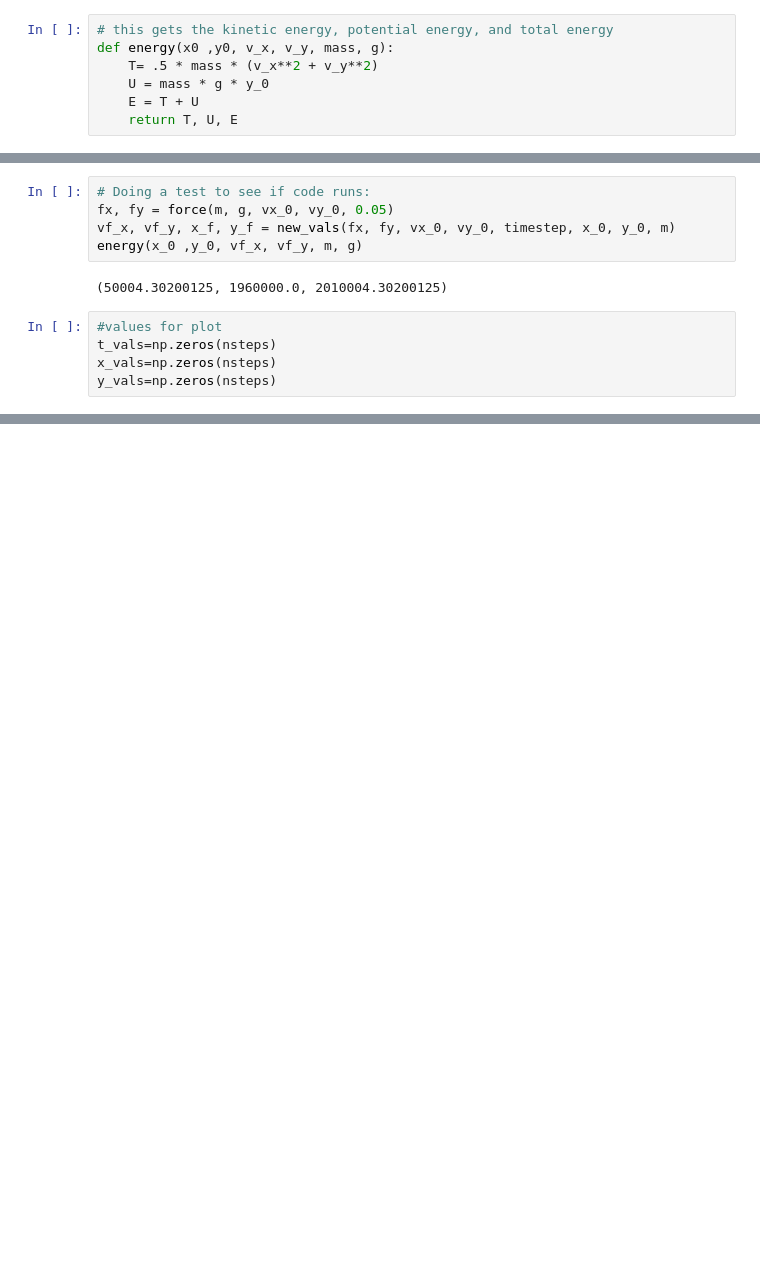
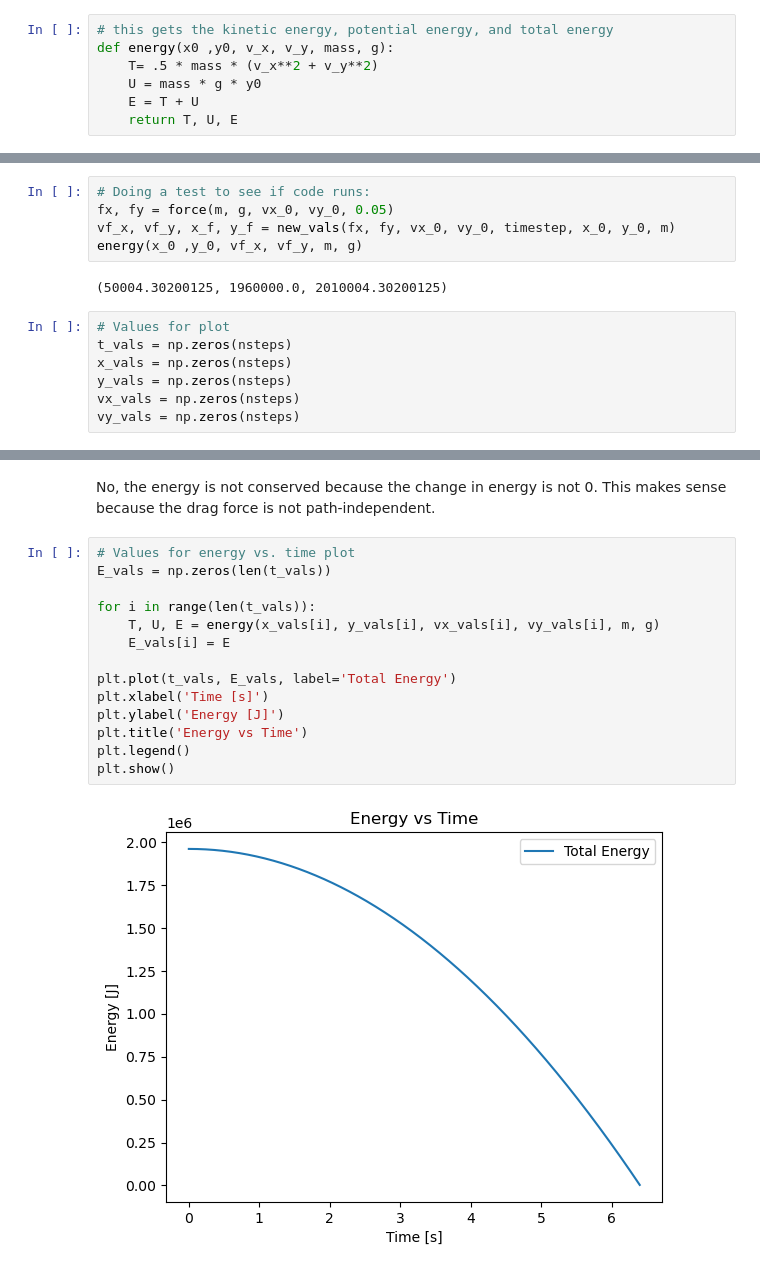
Before and after one commit to lsdun/PHY607-FallingCowSim, a Jupyter notebook: fallingcowscript.ipynb, the cells around one changed output, grey strips where cells are left out. Drawn from its saved outputs; the diff is of its cells as text; blank space fills up the shorter version.

```diff
--- a/fallingcowscript.ipynb
+++ b/fallingcowscript.ipynb
@@ -55,6 +55,6 @@ def new_vals(fx, fy, v_x, v_y, dt, x0, y0, m):
 # this gets the kinetic energy, potential energy, and total energy
 def energy(x0 ,y0, v_x, v_y, mass, g):
     T= .5 * mass * (v_x**2 + v_y**2)
-    U = mass * g * y_0
+    U = mass * g * y0
     E = T + U
     return T, U, E
@@ -71,8 +66,10 @@ energy(x_0 ,y_0, vf_x, vf_y, m, g)
 # %% [output]
 (50004.30200125, 1960000.0, 2010004.30200125)
 # %%
-#values for plot
-t_vals=np.zeros(nsteps)
-x_vals=np.zeros(nsteps)
-y_vals=np.zeros(nsteps)
+# Values for plot
+t_vals = np.zeros(nsteps)
+x_vals = np.zeros(nsteps)
+y_vals = np.zeros(nsteps)
+vx_vals = np.zeros(nsteps)
+vy_vals = np.zeros(nsteps)
 # %%
@@ -102,0 +131,18 @@ plt.show
+# %% [markdown]
+No, the energy is not conserved because the change in energy is not 0. This makes sense because the drag force is not path-independent.
+# %%
+# Values for energy vs. time plot
+E_vals = np.zeros(len(t_vals))
+
+for i in range(len(t_vals)):
+    T, U, E = energy(x_vals[i], y_vals[i], vx_vals[i], vy_vals[i], m, g)
+    E_vals[i] = E
+
+plt.plot(t_vals, E_vals, label='Total Energy')
+plt.xlabel('Time [s]')
+plt.ylabel('Energy [J]')
+plt.title('Energy vs Time')
+plt.legend()
+plt.show()
+# %% [output]
+[figure, added]
```
Also changed, not shown: parts of 5 cells of this notebook.
